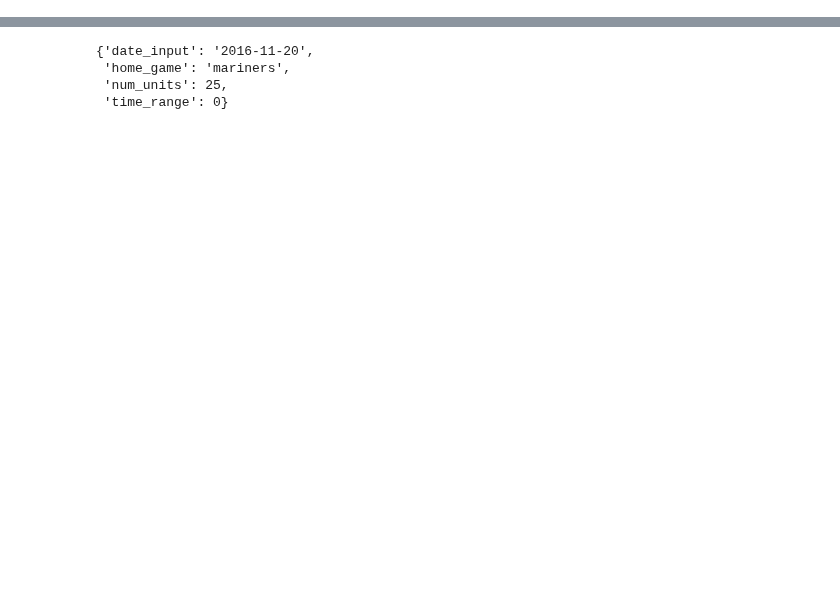
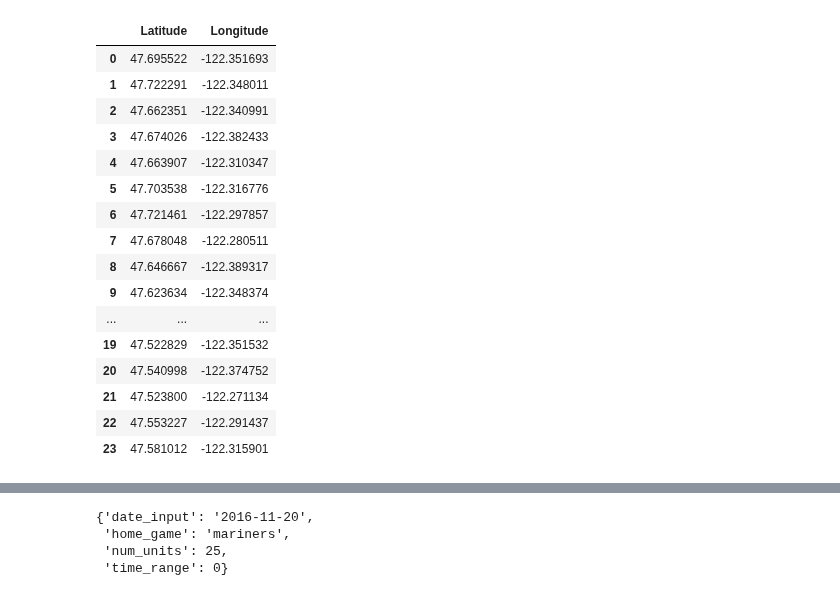
Before and after one commit to nickbuker/Rapid-Rescue, a Jupyter notebook: src/brain_test.ipynb, the cells around one changed output, grey strips where cells are left out. Cells and saved outputs as stored; diff of their text form; code cells hidden in the pictures; blank space fills up the shorter version.

```diff
--- a/src/brain_test.ipynb
+++ b/src/brain_test.ipynb
@@ -79,6 +94,32 @@ centroids7, clusters7 = clusterer(df7, int(alloc['zone7']))
 # %%
 # Combine centroids and create DataFrame of locations
-centroids = list(chain(centroids1, centroids2, centroids3, centroids4,
-                       centroids5, centroids6, centroids7))
-centroid_df = pd.DataFrame(centroids)
-centroid_df.columns = ['Latitude', 'Longitude']
+def comb_centroids(centroids1, centroids2, centroids3, centroids4,
+                   centroids5, centroids6, centroids7):
+    centroids = list(chain(centroids1, centroids2, centroids3, centroids4,
+                           centroids5, centroids6, centroids7))
+    centroid_df = pd.DataFrame(centroids)
+    centroid_df.columns = ['Latitude', 'Longitude']
+    return centroid_df
+# %%
+# No limit of historical data size
+cent_nolim = comb_centroids(centroids1, centroids2, centroids3, centroids4,
+                            centroids5, centroids6, centroids7)
+cent_nolim
+# %% [output]
+|  | Latitude | Longitude |
+| 0 | 47.695522 | -122.351693 |
+| 1 | 47.722291 | -122.348011 |
+| 2 | 47.662351 | -122.340991 |
+| 3 | 47.674026 | -122.382433 |
+| 4 | 47.663907 | -122.310347 |
+| 5 | 47.703538 | -122.316776 |
+| 6 | 47.721461 | -122.297857 |
+| 7 | 47.678048 | -122.280511 |
+| 8 | 47.646667 | -122.389317 |
+| 9 | 47.623634 | -122.348374 |
+| ... | ... | ... |
+| 19 | 47.522829 | -122.351532 |
+| 20 | 47.540998 | -122.374752 |
+| 21 | 47.523800 | -122.271134 |
+| 22 | 47.553227 | -122.291437 |
+| 23 | 47.581012 | -122.315901 |
```
Also changed, not shown: parts of 13 cells of this notebook, 3 other files.
